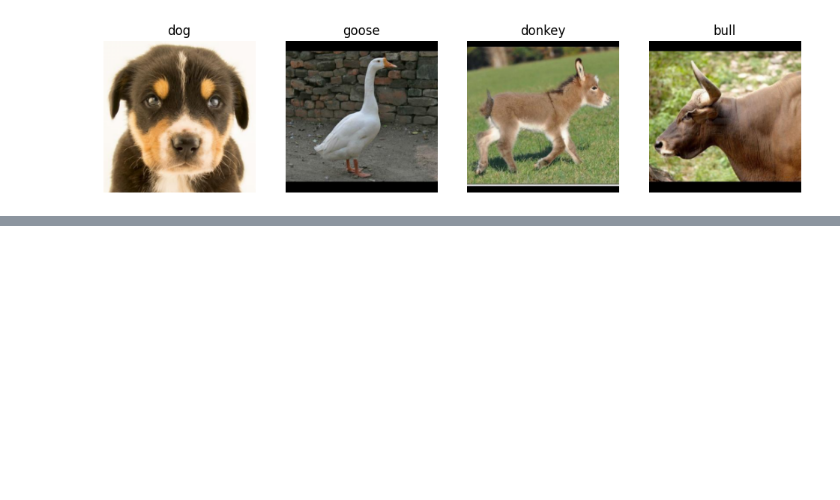
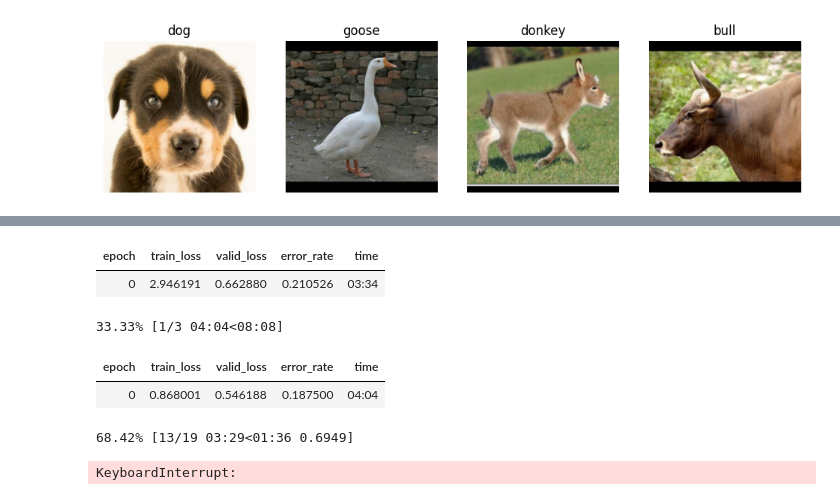
Before and after one commit to izops/ai_animals, a Jupyter notebook: notebook/train_nn.ipynb, the cells around one changed output, grey strips where cells are left out. Cells and saved outputs as stored; diff of their text form; code cells hidden in the pictures; blank space fills up the shorter version.

Commit message:
train initial model

```diff
--- a/notebook/train_nn.ipynb
+++ b/notebook/train_nn.ipynb
@@ -34,3 +34,8 @@ dls = farm_animals.dataloaders(path)
 dls.valid.show_batch(max_n=4, nrows=1)
 # %% [output]
 [figure]
+# %%
+# Train initial model
+model = fva.vision_learner(dls, fva.resnet18, metrics=fva.error_rate)
+model.fine_tune(3)
+# %% [output]
@@ -36,0 +43,7 @@ dls.valid.show_batch(max_n=4, nrows=1)
+| epoch | train_loss | valid_loss | error_rate | time |
+| 0 | 2.946191 | 0.662880 | 0.210526 | 03:34 |
+33.33% [1/3 04:04<08:08]
+| epoch | train_loss | valid_loss | error_rate | time |
+| 0 | 0.868001 | 0.546188 | 0.187500 | 04:04 |
+68.42% [13/19 03:29<01:36 0.6949]
+KeyboardInterrupt:
```
Also changed, not shown: parts of 1 cell of this notebook.
